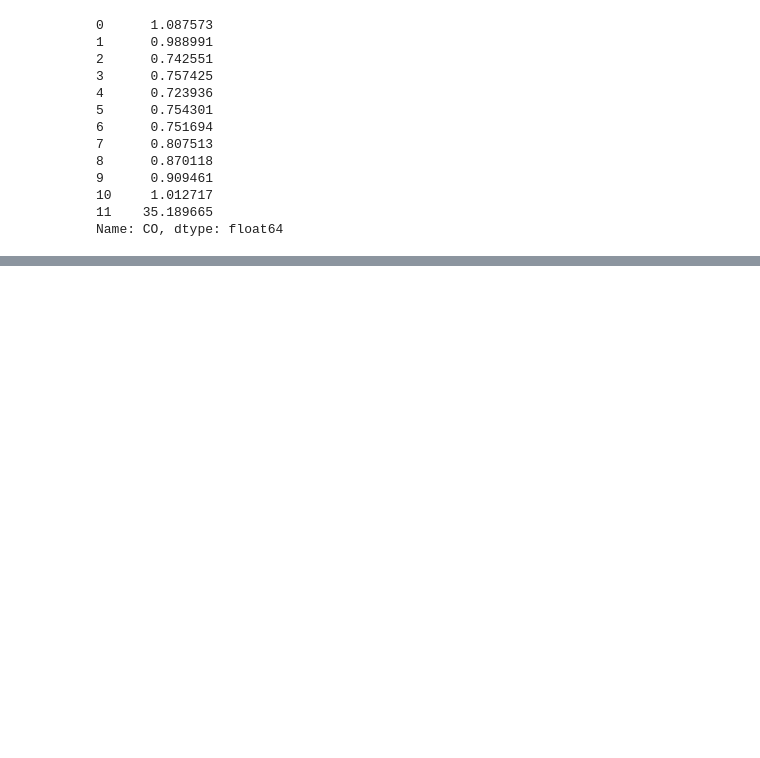
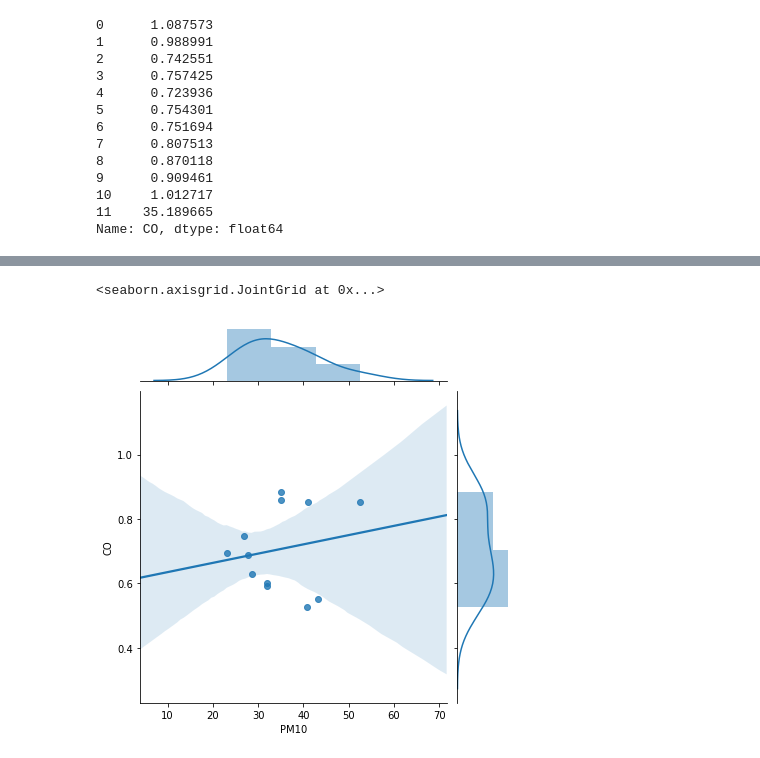
Before and after one commit to JonathanChavezTamales/Social_Data_Challenge-Datalab, a Jupyter notebook: Untitled.ipynb, the cells around one changed output, grey strips where cells are left out. Saved outputs shown, nothing was run; the diff lists cells and outputs as text; code cells hidden in the pictures; blank space fills up the shorter version.

```diff
--- a/Untitled.ipynb
+++ b/Untitled.ipynb
@@ -255,3 +256,5 @@ df15mes['CO']
 10     1.012717
 11    35.189665
 Name: CO, dtype: float64
+# %%
+quince = pd.read_csv('Datasets/datos_2015.csv', encoding='latin1')
@@ -257,0 +285,10 @@ Name: CO, dtype: float64
+# %%
+import seaborn as sns
+import datetime
+quince['Fecha'] = pd.to_datetime(quince['Fecha'], format="%d/%m/%Y")
+quince.index = quince['Fecha']
+# %%
+sns.jointplot(x="PM10", y="CO", data=quince.resample('M').median(), kind="reg")
+# %% [output]
+<seaborn.axisgrid.JointGrid at 0x...>
+[figure, added]
```
Also changed, not shown: parts of 6 cells of this notebook, 7 other files.
